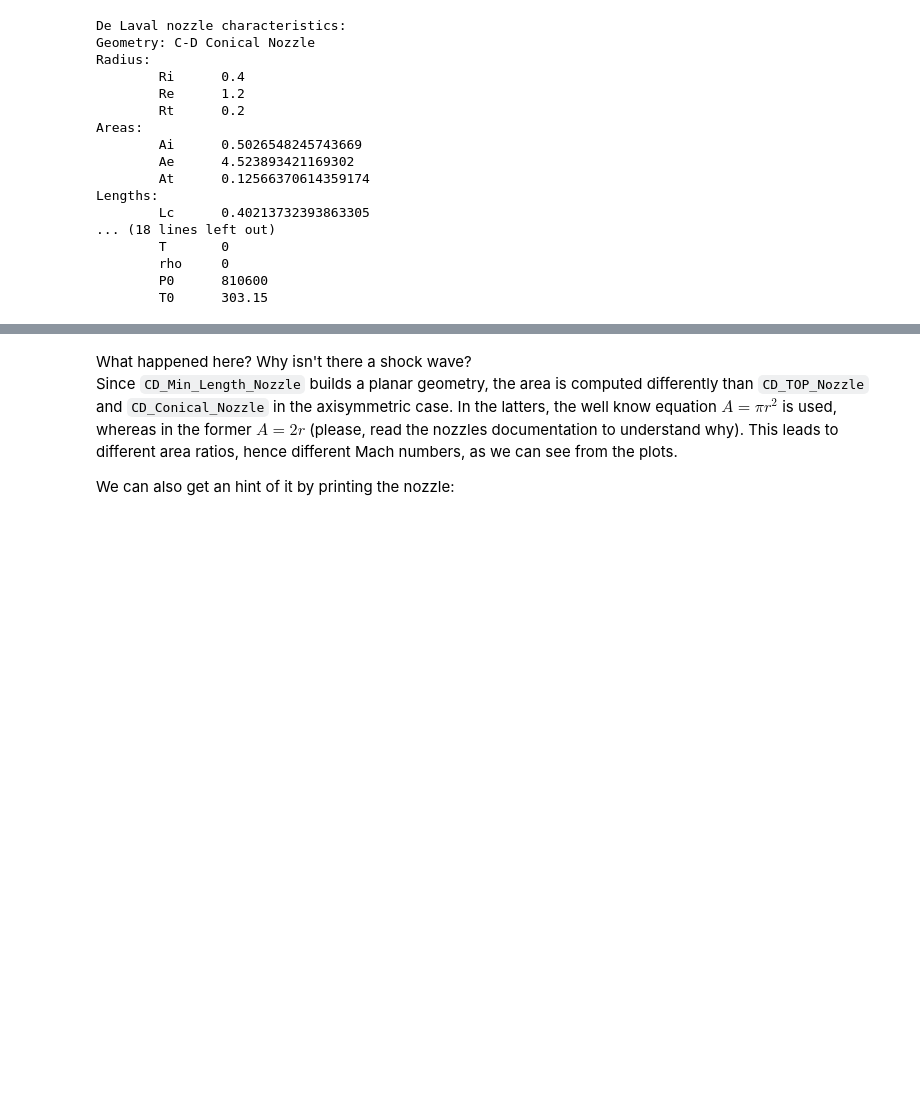
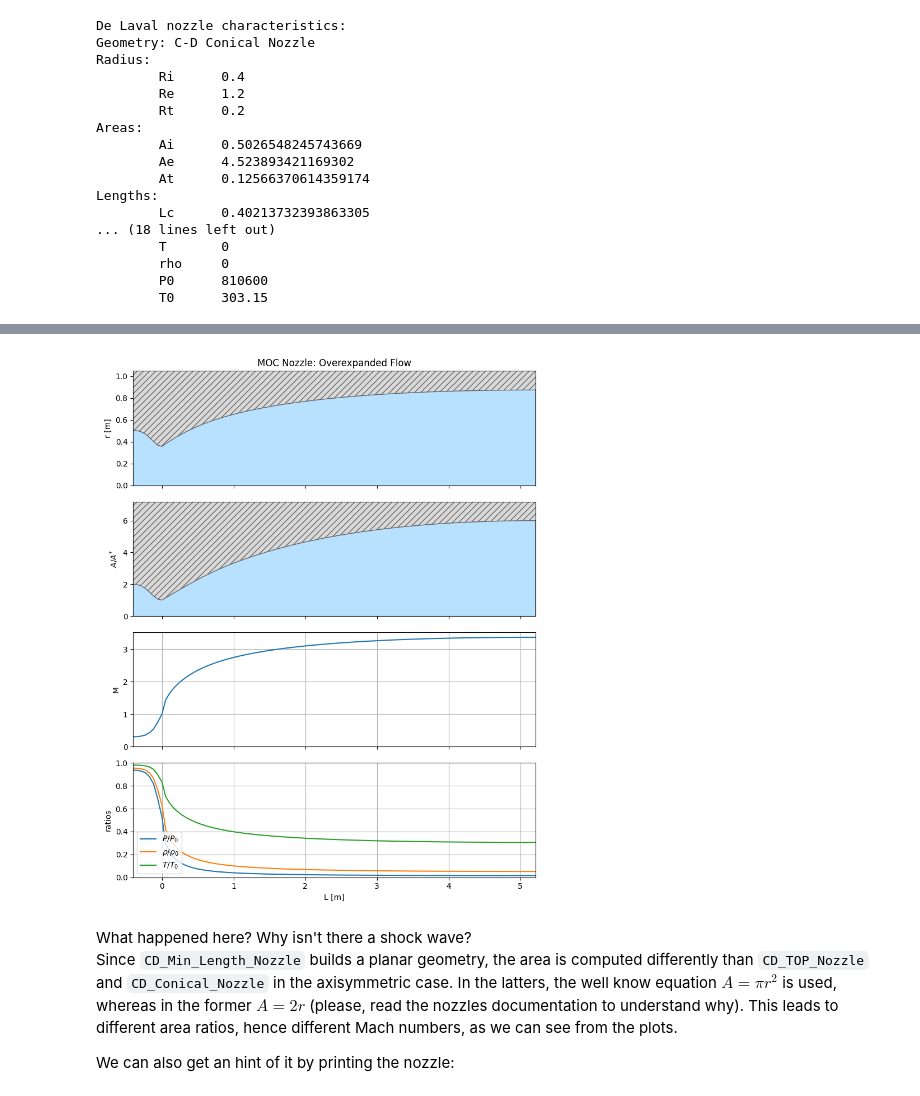
Before and after one commit to Davide-sd/pygasflow, a Jupyter notebook: examples/08_Convergent_Divergent_Solver.ipynb, the cells around one changed output, grey strips where cells are left out. Cells and saved outputs as stored; diff of their text form; code cells hidden in the pictures; blank space fills up the shorter version.

```diff
--- a/examples/08_Convergent_Divergent_Solver.ipynb
+++ b/examples/08_Convergent_Divergent_Solver.ipynb
@@ -212,3 +136,7 @@ Plot_Nozzle(geom_moc, L3, A3, M3, P3, rho3, T3, flow_condition3, Asw_At_ratio3,
+# %%
+nozzle_moc.plot(Pb_P0_ratio)
+# %% [output]
+[figure, added]
 # %% [markdown]
 What happened here? Why isn't there a shock wave?
 Since `CD_Min_Length_Nozzle` builds a planar geometry, the area is computed differently than `CD_TOP_Nozzle` and `CD_Conical_Nozzle` in the axisymmetric case. In the latters, the well know equation $A = \pi r^{2}$ is used, whereas in the former $A = 2 r$ (please, read the nozzles documentation to understand why). This leads to different area ratios, hence different Mach numbers, as we can see from the plots.
```
Also changed, not shown: parts of 9 cells of this notebook, 6 other files.
